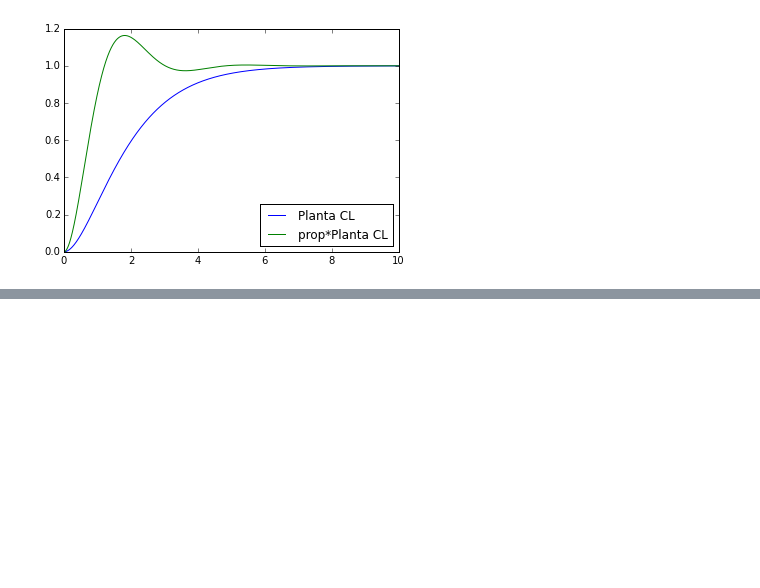
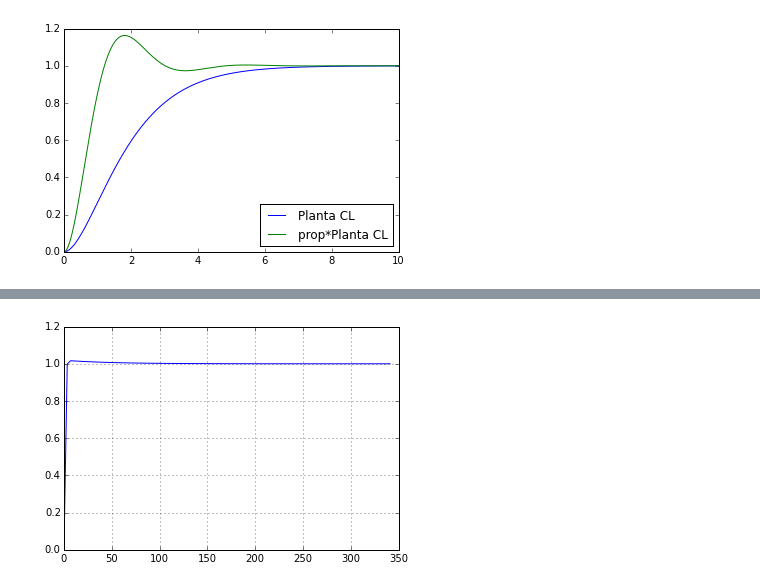
Before and after one commit to lmpizarro/apuntes-python-cientifico, a Jupyter notebook: src/notebooks/notebookCL.ipynb, the cells around one changed output, grey strips where cells are left out. Cells and saved outputs as stored; diff of their text form; code cells hidden in the pictures; blank space fills up the shorter version.

```diff
--- a/src/notebooks/notebookCL.ipynb
+++ b/src/notebooks/notebookCL.ipynb
@@ -81,0 +142,10 @@ mpl.show()
+# %%
+import matplotlib.pyplot as plt
+
+gt = ctrl.feedback(K*C*Glead*P,1)
+Td = np.linspace(0,10,100)
+y,t = ctrl.step(gt)
+plt.plot(t,y)
+plt.grid()
+# %% [output]
+[figure, added]
```
Also changed, not shown: parts of 10 cells of this notebook.
